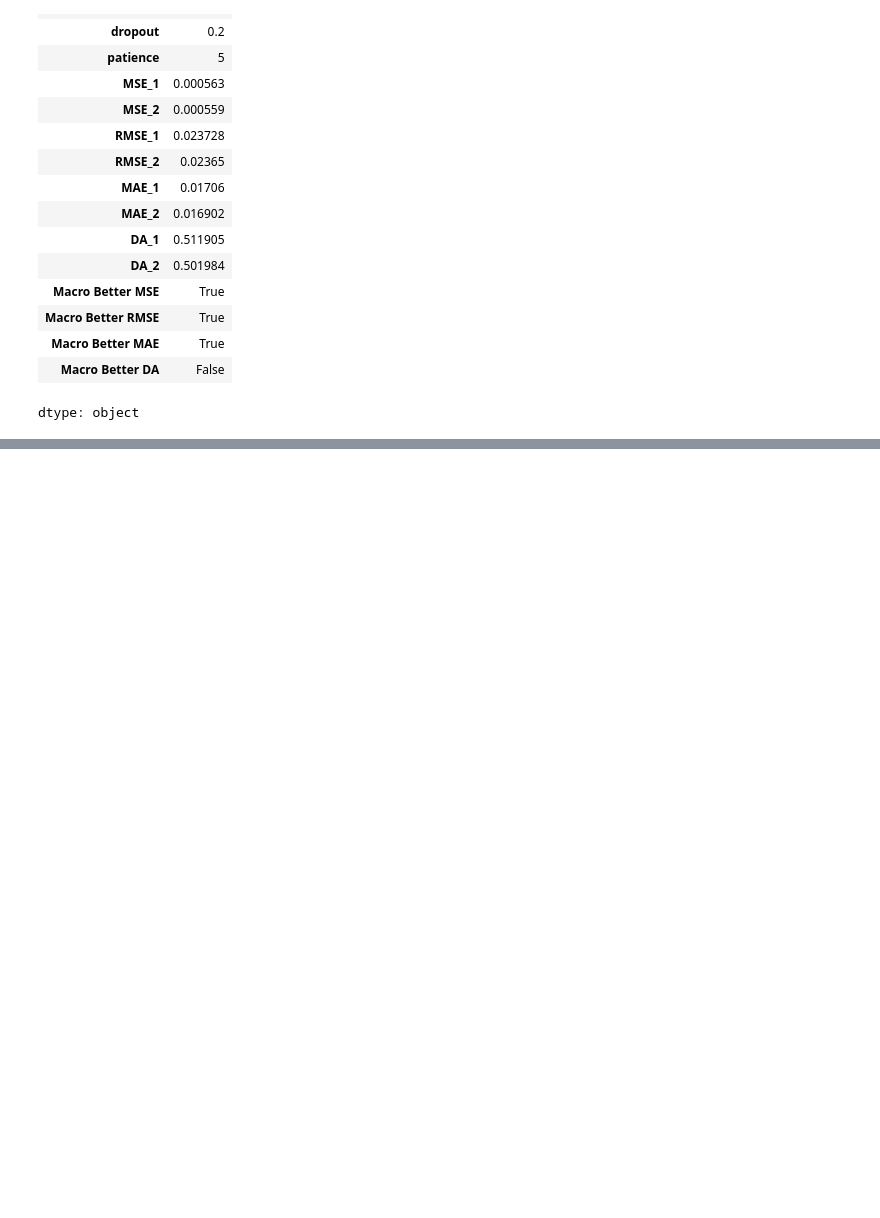
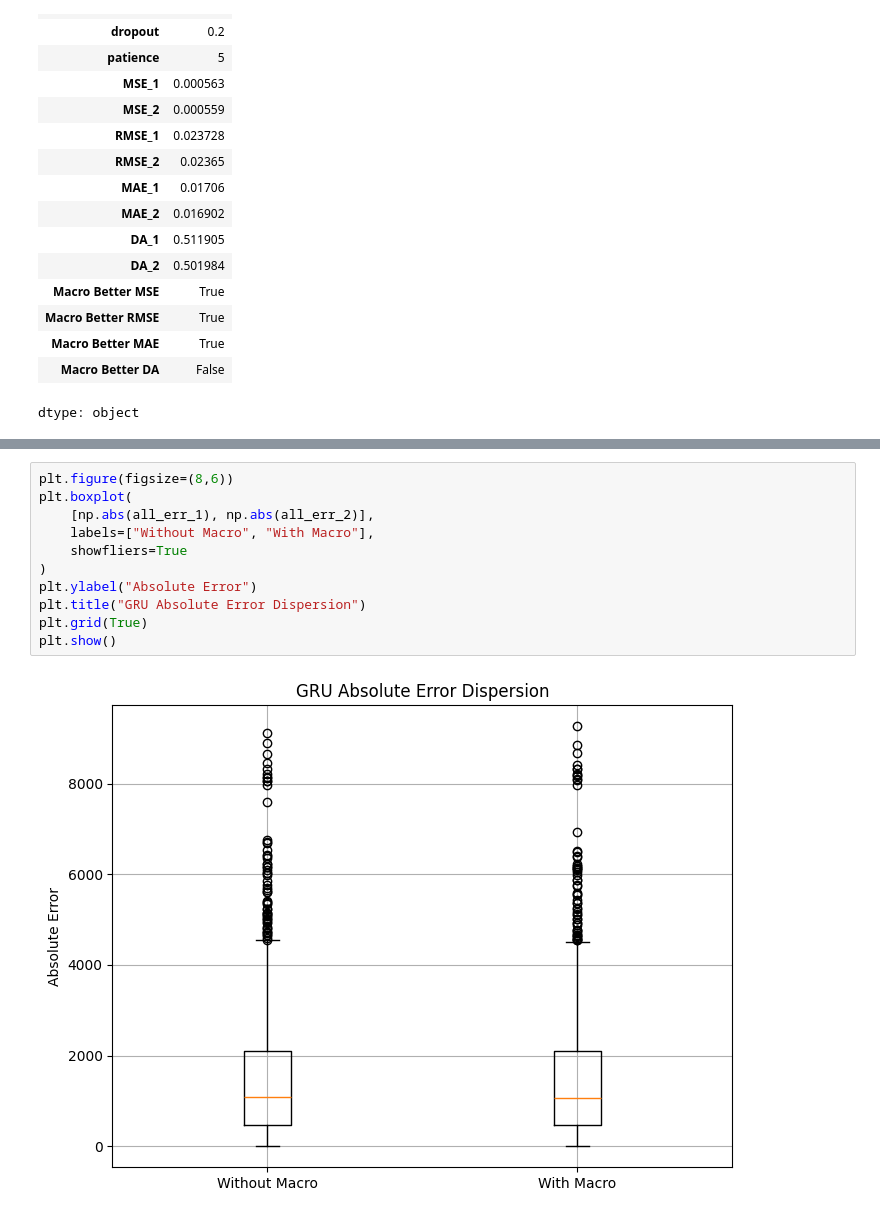
Before and after one commit to NichBry25/BitcoinPricePrediction, a Jupyter notebook: BTCForecasting_GRU.ipynb, the cells around one changed output, grey strips where cells are left out. Drawn from its saved outputs; the diff is of its cells as text; blank space fills up the shorter version.

```diff
--- a/BTCForecasting_GRU.ipynb
+++ b/BTCForecasting_GRU.ipynb
@@ -644,0 +511,13 @@ plt.show()
+# %%
+plt.figure(figsize=(8,6))
+plt.boxplot(
+    [np.abs(all_err_1), np.abs(all_err_2)],
+    labels=["Without Macro", "With Macro"],
+    showfliers=True
+)
+plt.ylabel("Absolute Error")
+plt.title("GRU Absolute Error Dispersion")
+plt.grid(True)
+plt.show()
+# %% [output]
+[figure, added]
```
Also changed, not shown: parts of 63 cells of this notebook.
